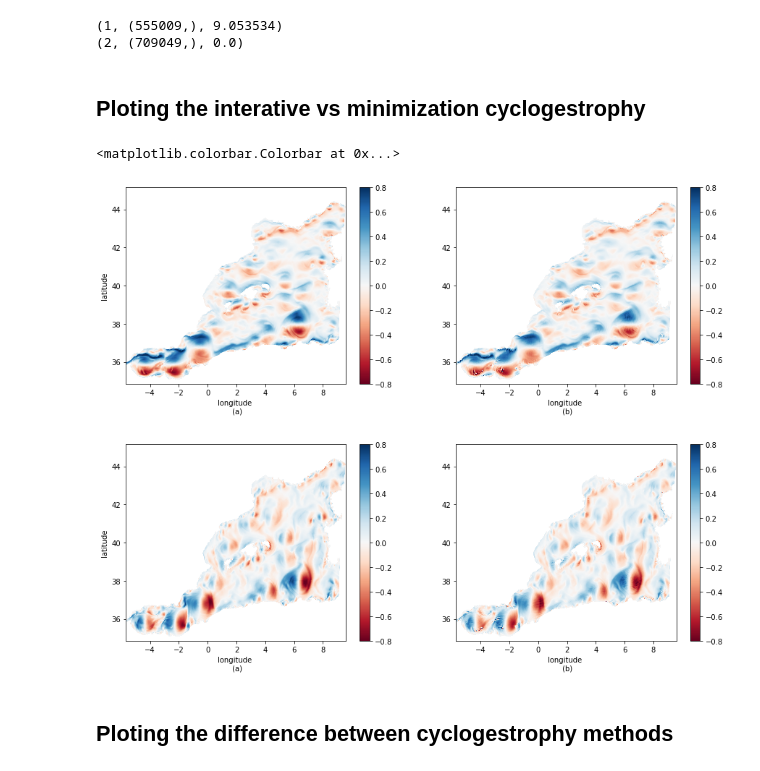
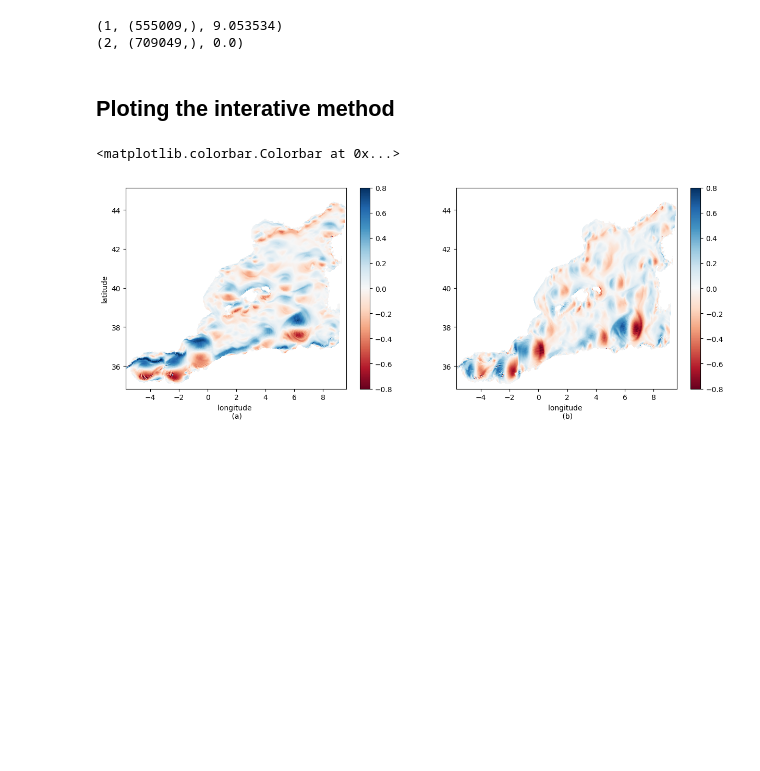
Before and after one commit to VictorZaia/cyclogeostrophic_balance, a Jupyter notebook: Cyclogeostrophic_balance_inversion.ipynb, the cells around one changed output. Drawn from its saved outputs; the diff is of its cells as text; code cells hidden in the pictures; blank space fills up the shorter version.

Commit message:
Simplifying the notebook

```diff
--- a/Cyclogeostrophic_balance_inversion.ipynb
+++ b/Cyclogeostrophic_balance_inversion.ipynb
@@ -18,7 +18,7 @@ import cyclogeostrophy as cyclo
 # %% [markdown]
 ## Parameters
 # %%
-dir_data = '/home/viannazv/notebooks/Data/Data1/'
+dir_data = '/home/victor/PyProject/data/'
 name_mask = 'mask_eNATL60MEDWEST_3.6.nc'
 name_coord = 'coordinates_eNATL60MEDWEST.nc'
 name_ssh = 'eNATL60MEDWEST-BLB002_y2009m07d01.1h_sossheig.nc'
@@ -272,28 +185,16 @@ u_it, v_it = cyclo.cyclogeostrophy(u, v, coriolis_factor_u,coriolis_factor_v, lo
 (1, (555009,), 9.053534)
 (2, (709049,), 0.0)
 # %% [markdown]
-## Ploting the interative vs minimization cyclogestrophy
+## Ploting the interative method
 # %%
 fig,(ax1,ax2) = plt.subplots(1,2,figsize=(15,5))
 ax1.set_xlabel('longitude \n (a)')
 ax2.set_xlabel('longitude \n (b)')
 ax1.set_ylabel('latitude')
-im = ax1.pcolormesh(lon, lat, u_min, cmap='RdBu',shading='auto',vmin=-0.8, vmax=0.8)
-plt.colorbar(im,ax=ax1)
-im = ax2.pcolormesh(lon,lat,u_it, cmap='RdBu',shading='auto',vmin=-0.8, vmax=0.8)
-plt.colorbar(im,ax=ax2)
-
-fig,(ax1,ax2) = plt.subplots(1,2,figsize=(15,5))
-ax1.set_xlabel('longitude \n (a)')
-ax2.set_xlabel('longitude \n (b)')
-ax1.set_ylabel('latitude')
-im = ax1.pcolormesh(lon, lat, v_min, cmap='RdBu',shading='auto',vmin=-0.8, vmax=0.8)
+im = ax1.pcolormesh(lon, lat, u_it, cmap='RdBu',shading='auto',vmin=-0.8, vmax=0.8)
 plt.colorbar(im,ax=ax1)
 im = ax2.pcolormesh(lon,lat,v_it, cmap='RdBu',shading='auto',vmin=-0.8, vmax=0.8)
 plt.colorbar(im,ax=ax2)
 # %% [output]
 <matplotlib.colorbar.Colorbar at 0x...>
-[figure, old version]
+[figure, new version]
-[figure, removed]
-# %% [markdown]
-## Ploting the difference between cyclogestrophy methods
```
Also changed, not shown: parts of 15 cells of this notebook.
